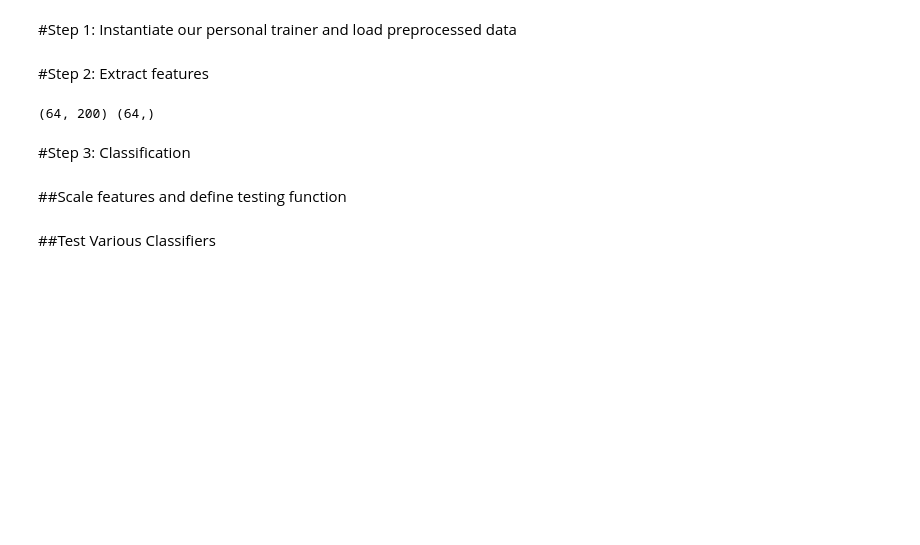
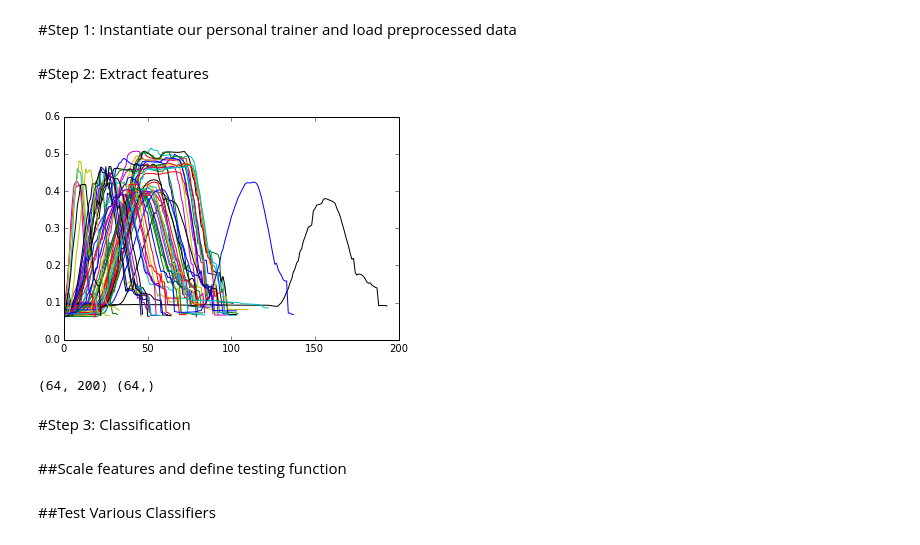
Before and after one commit to bgarcia7/ai_trainer, a Jupyter notebook: Inference.ipynb, the cells around one changed output. Saved outputs shown, nothing was run; the diff lists cells and outputs as text; code cells hidden in the pictures; blank space fills up the shorter version.

```diff
--- a/Inference.ipynb
+++ b/Inference.ipynb
@@ -17,6 +17,11 @@ pt = Personal_Trainer('NeckY')
 pt.load_squats('dataV1.p')
 # %% [markdown]
 #Step 2: Extract features
+# %%
+for squat in pt.get_squats():
+    plt.plot(squat[0]['NeckY'])
+# %% [output]
+[figure, added]
 # %%
 X, y = pt.extract_features()
 # %%
```
Also changed, not shown: parts of 4 cells of this notebook, 15 other files.
